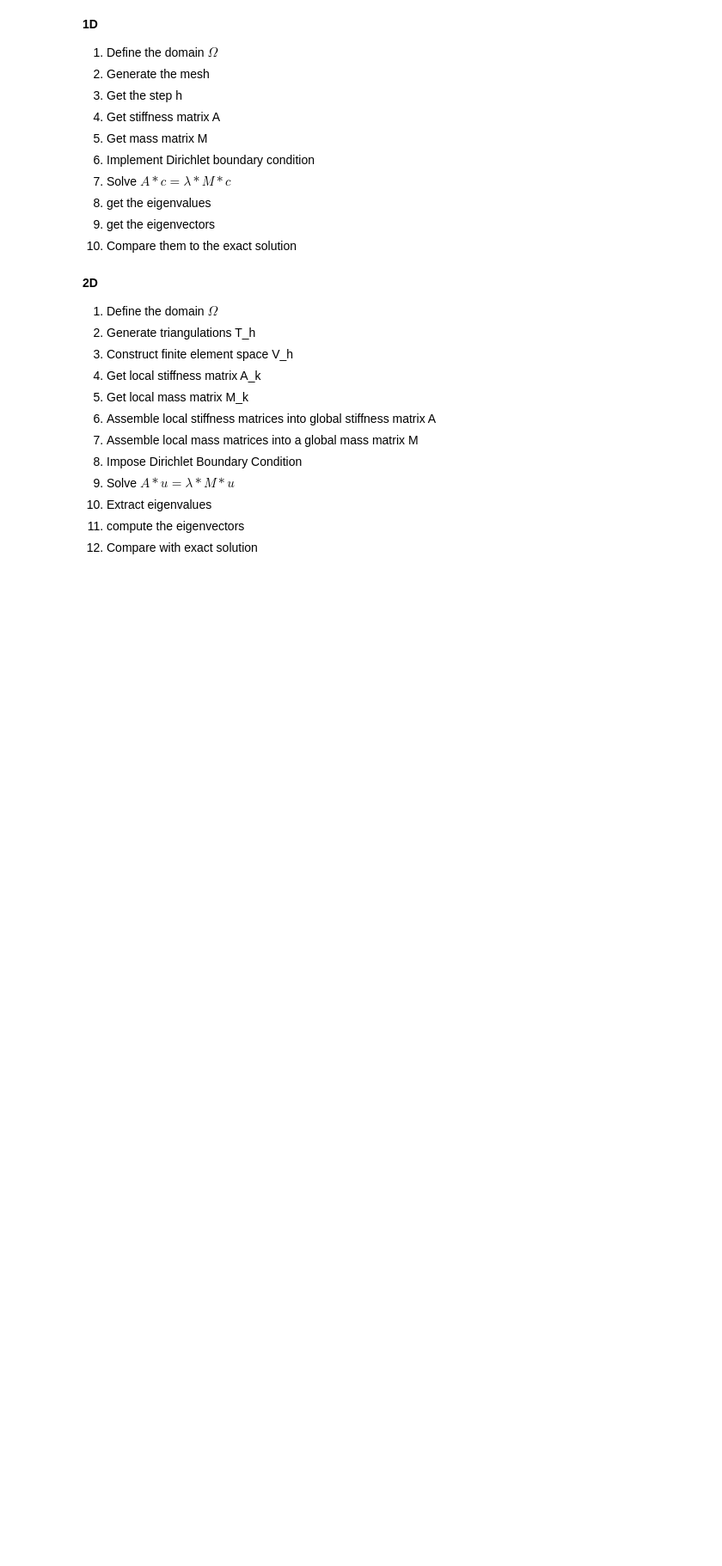
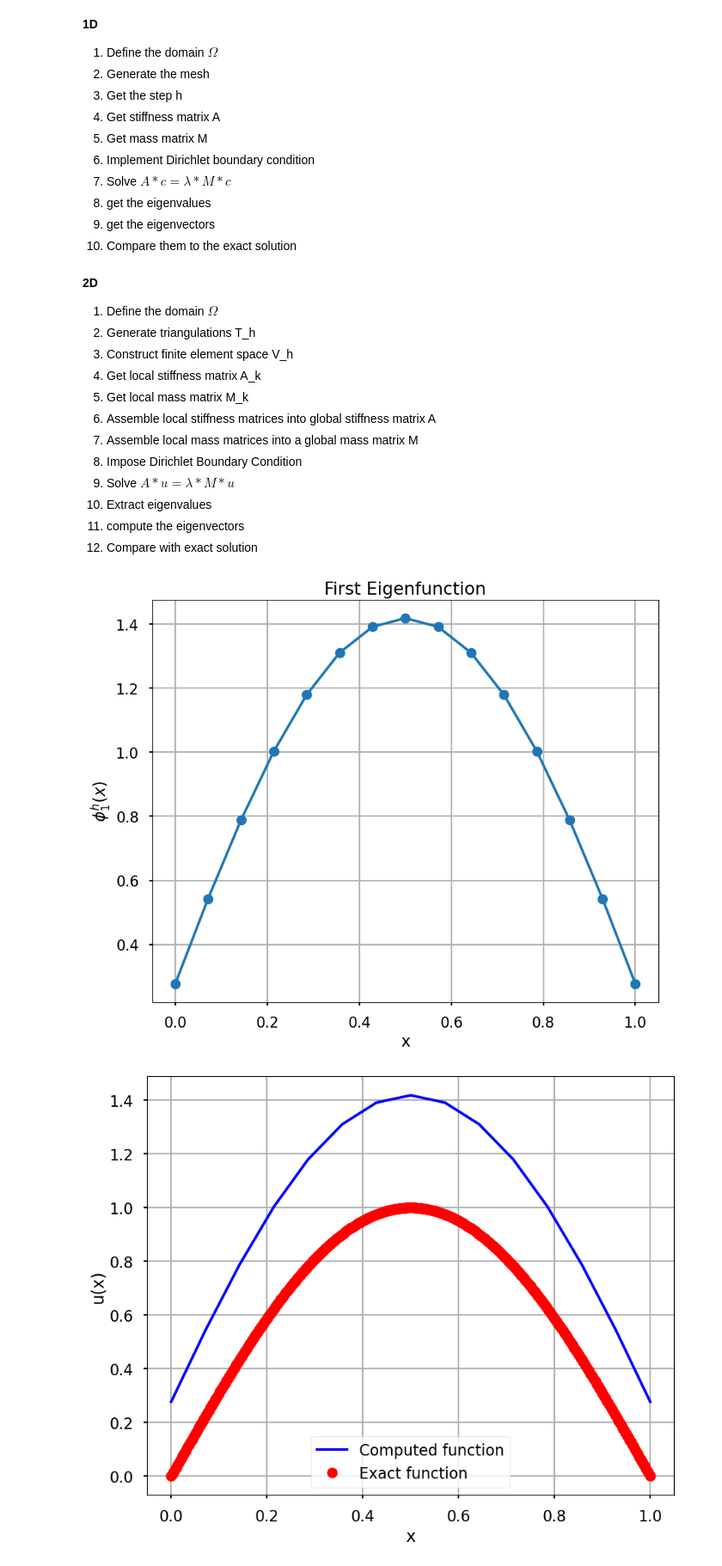
Before and after one commit to Lio0King/Finite-Element-approximation-of-the-elliptic-eigenvalue-problems, a Jupyter notebook: FEM eigenvalue algorithm.ipynb, the cells around one changed output. Shown at 86% size. Saved outputs shown, nothing was run; the diff lists cells and outputs as text; code cells hidden in the pictures; blank space fills up the shorter version.

Commit message:
added the solve_eigenproblem method, plotting and table of the convergence rate

```diff
--- a/FEM eigenvalue algorithm.ipynb
+++ b/FEM eigenvalue algorithm.ipynb
@@ -24,4 +24,11 @@
 10) Extract eigenvalues
 11) compute the eigenvectors
 12) Compare with exact solution
+# %%
+# 1D let the domain be uniform and defined on [0, 1]
+import numpy as np
+from scipy.linalg import eigh
+import pandas as pd
+import matplotlib.pyplot as plt
+plt.style.use("seaborn-v0_8-poster")
 # %%
@@ -151,0 +204,35 @@ print(p)
+# %%
+def solve_eigenproblem(num_elements):
+       # define step
+       h = 1 / num_elements
+       # define interior nodes
+       interior_nodes = num_elements - 1
+
+       # Stiffness matrix
+       A = stiffness_matrix_A(interior_nodes, h)
+       # Mass matrix
+       M = mass_matrix_M(interior_nodes, h)
+
+       # find eigenvalues
+       eigvals, eigvecs = eigh(A, M)
+       # real eigenvalue
+       real_eigval = (np.pi)**2
+
+       # Error
+       error = first_eigval_error(real_eigval, eigvals[0])
+
+       # plotting the eigenfunction
+       u = eigvecs[:, 0]
+       x = np.linspace(0, 1, interior_nodes)
+       if u[len(u) // 2] < 0:
+              u = -u
+       plotting_eigenfunction(x, u)
+
+       x_of_exact = np.linspace(0, 1, 500)
+       comparing_exact_with_comp_functions(x, u, x_of_exact)
+       plt.show()
+
+solve_eigenproblem(16)
+# %% [output]
+[figure, added]
+[figure, added]
```
Also changed, not shown: parts of 2 cells of this notebook.
